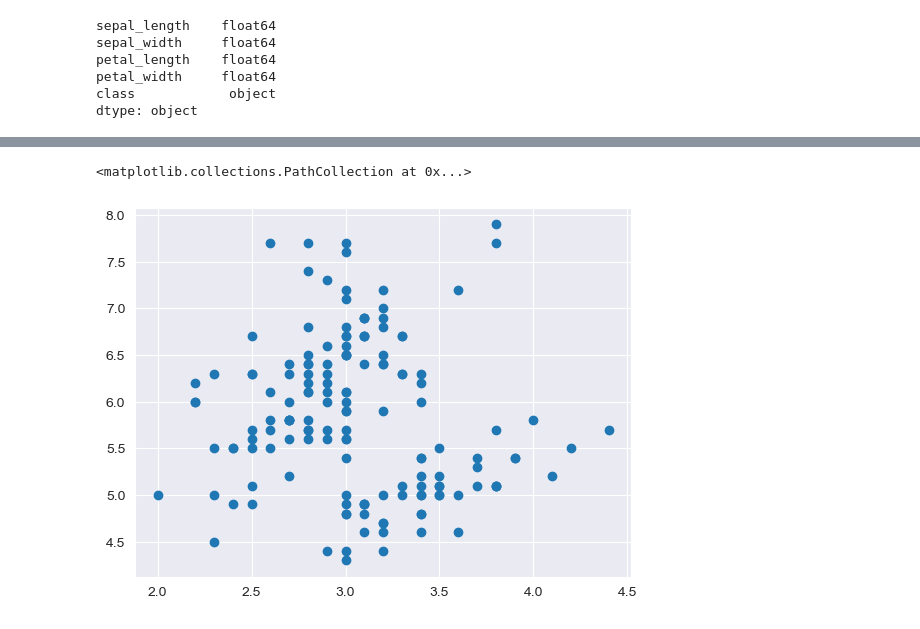
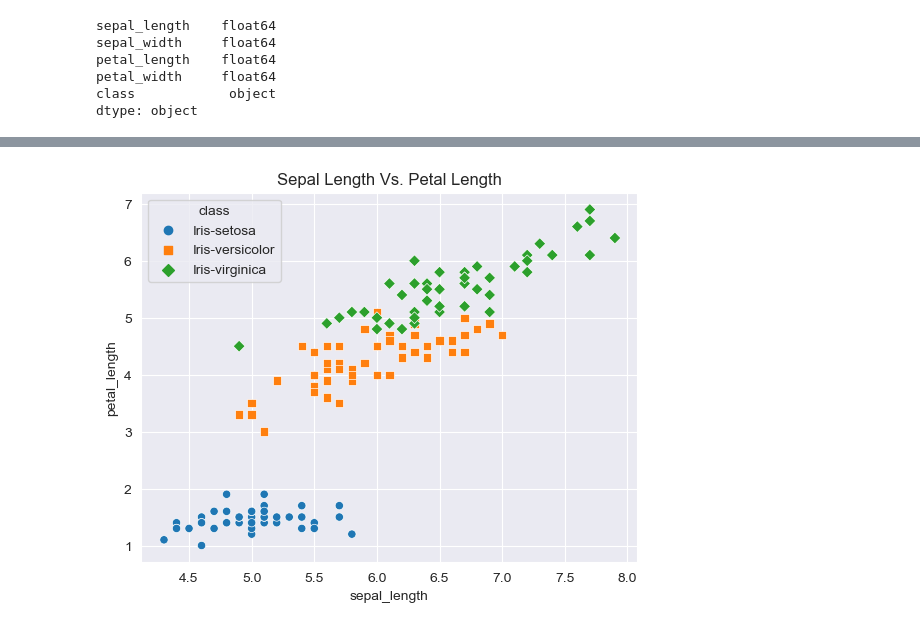
Before and after one commit to ramnareeesh/ml-playgrounds, a Jupyter notebook: Visualisation_iris.ipynb, the cells around one changed output, grey strips where cells are left out. Cells and saved outputs as stored; diff of their text form; code cells hidden in the pictures.

```diff
--- a/Visualisation_iris.ipynb
+++ b/Visualisation_iris.ipynb
@@ -39,5 +40,6 @@ plt.show()
-# %%
-plt.scatter(x=iris_df['sepal_width'], y=iris_df['sepal_length'])
-# %% [output]
-<matplotlib.collections.PathCollection at 0x...>
-[figure, removed]
+# %%
+sns.scatterplot(x='sepal_length', y='petal_length', data=iris_df, hue='class', style='class', markers=["o", "s", "D"])
+plt.title("Sepal Length Vs. Petal Length")
+plt.show()
+# %% [output]
+[figure, added]
```
Also changed, not shown: parts of 7 cells of this notebook.
